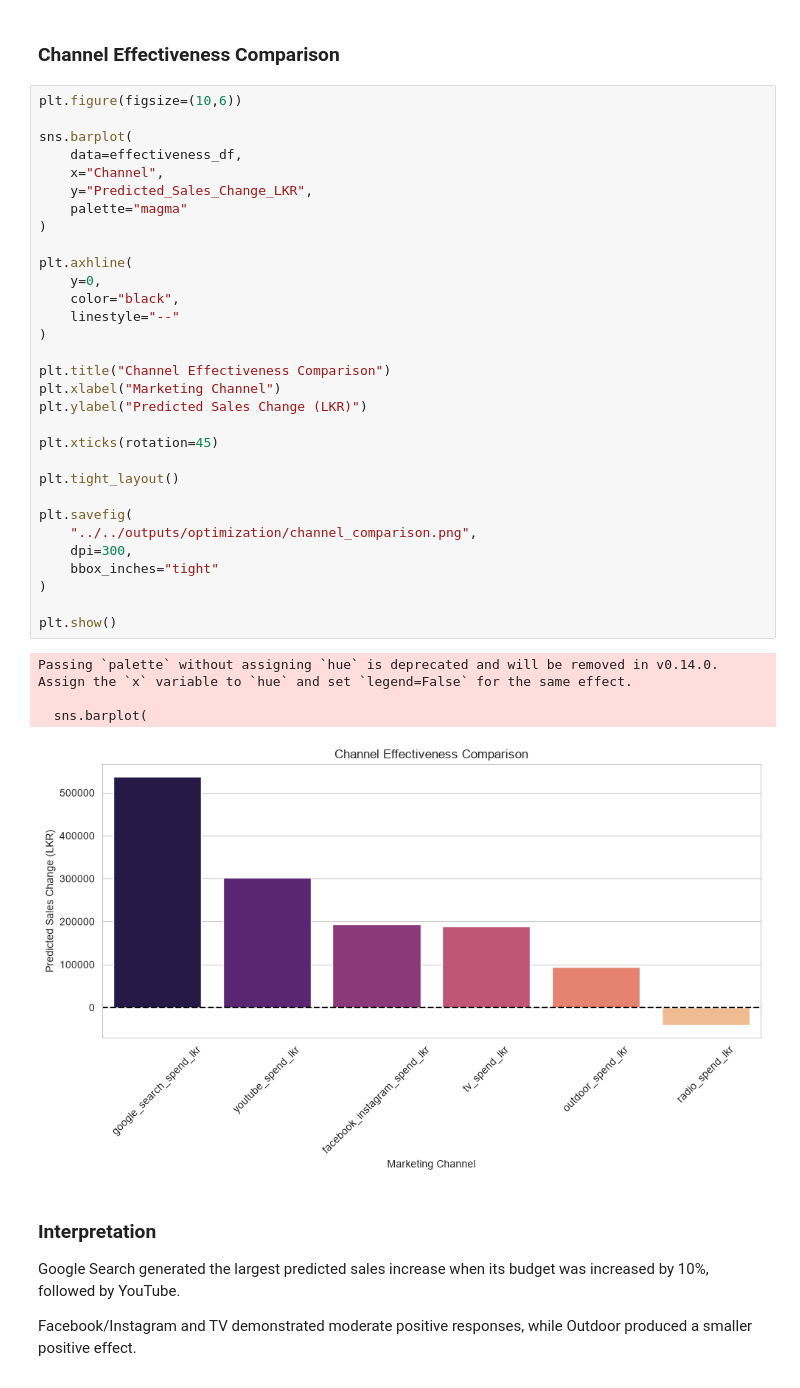
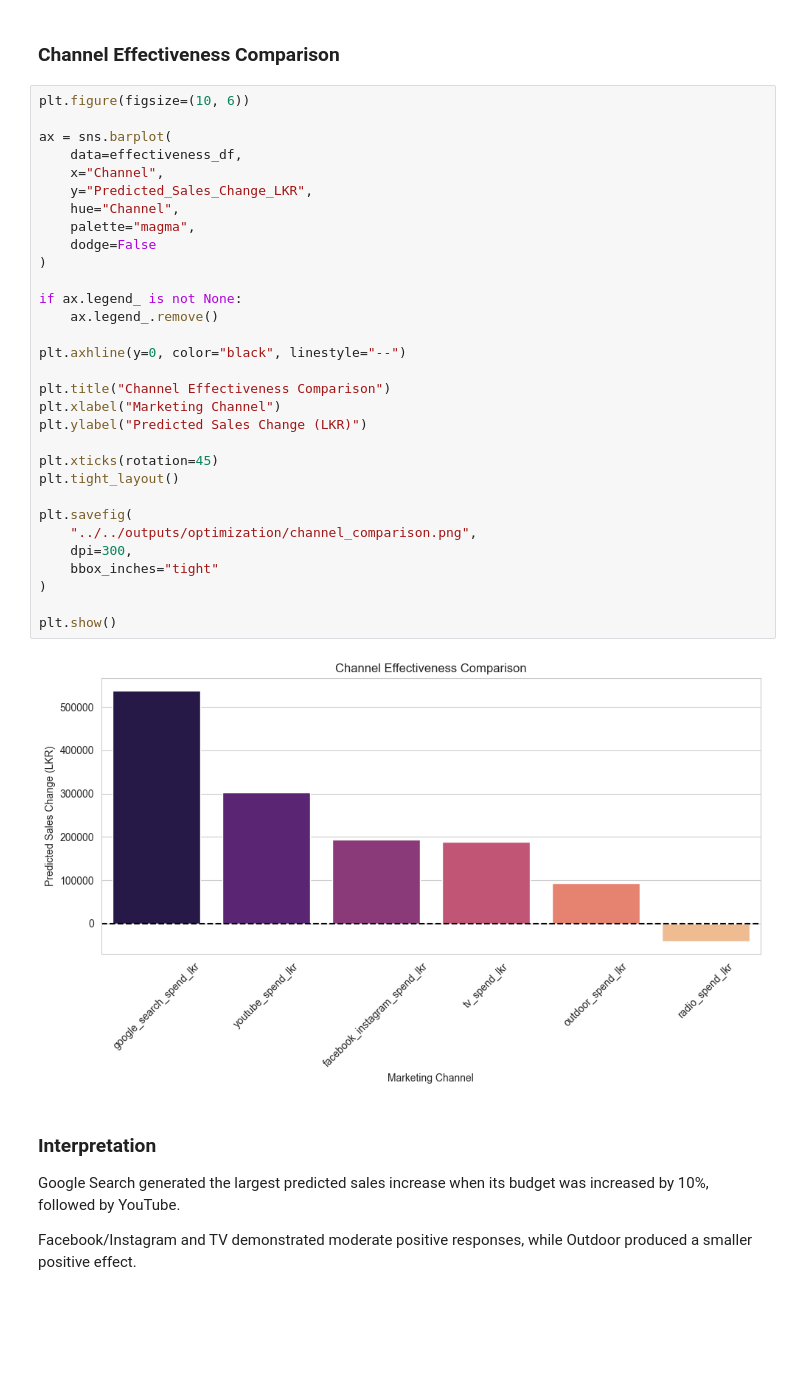
Before and after one commit to Kaveesha-Kithmini/marketing-mix-modeling, a Jupyter notebook: notebooks/03_roi_optimization/01_channel_effectiveness.ipynb, the cells around one changed output. Cells and saved outputs as stored; diff of their text form; blank space fills up the shorter version.

```diff
--- a/notebooks/03_roi_optimization/01_channel_effectiveness.ipynb
+++ b/notebooks/03_roi_optimization/01_channel_effectiveness.ipynb
@@ -387,41 +384,38 @@ the specific assumptions and historical data available.
 # %% [markdown]
 ### Channel Effectiveness Comparison
 # %%
-plt.figure(figsize=(10,6))
+plt.figure(figsize=(10, 6))
 
-sns.barplot(
+ax = sns.barplot(
     data=effectiveness_df,
     x="Channel",
     y="Predicted_Sales_Change_LKR",
-    palette="magma"
+    hue="Channel",
+    palette="magma",
+    dodge=False
 )
 
-plt.axhline(
-    y=0,
-    color="black",
-    linestyle="--"
-)
+if ax.legend_ is not None:
+    ax.legend_.remove()
+
+plt.axhline(y=0, color="black", linestyle="--")
 
 plt.title("Channel Effectiveness Comparison")
 plt.xlabel("Marketing Channel")
 plt.ylabel("Predicted Sales Change (LKR)")
 
 plt.xticks(rotation=45)
-
 plt.tight_layout()
 
 plt.savefig(
     "../../outputs/optimization/channel_comparison.png",
     dpi=300,
     bbox_inches="tight"
 )
 
 plt.show()
 # %% [output]
-Passing `palette` without assigning `hue` is deprecated and will be removed in v0.14.0. Assign the `x` variable to `hue` and set `legend=False` for the same effect.
-
-  sns.barplot(
-[figure, old version]
+[figure, new version]
 # %% [markdown]
 ### Interpretation
 
```
Also changed, not shown: parts of 3 cells of this notebook, 35 other files.
